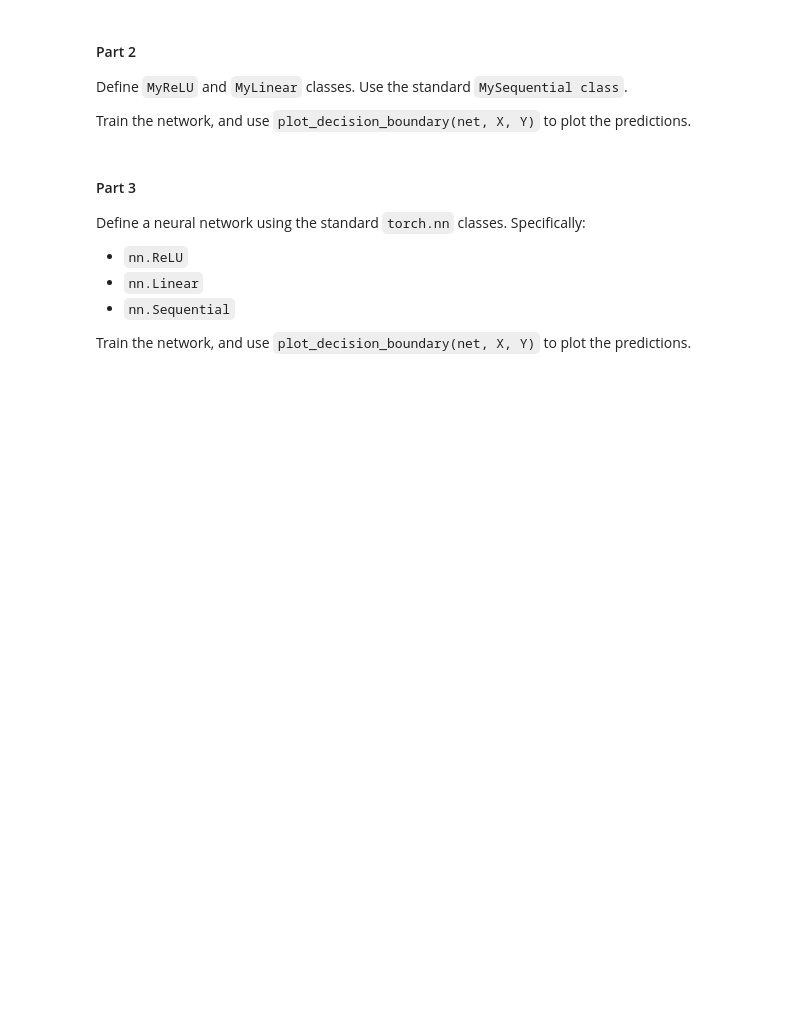
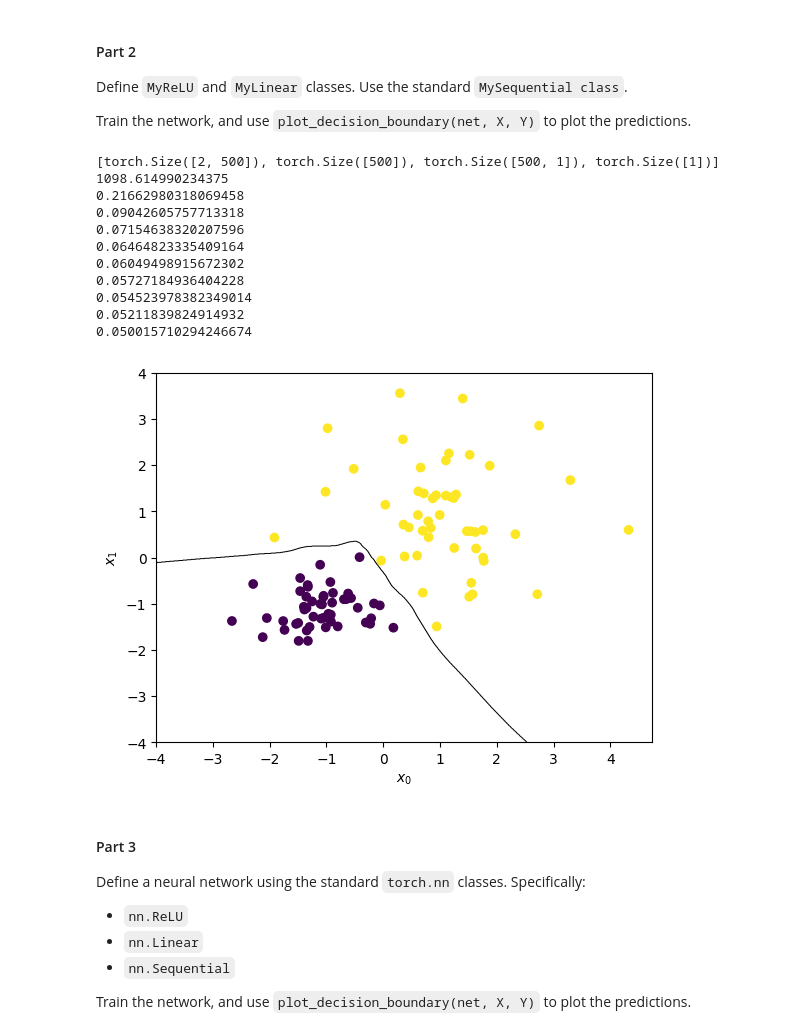
Before and after one commit to Angus-Eastell/Intro_to_AI, a Jupyter notebook: 4_4_nn_exercises.ipynb, the cells around one changed output. Drawn from its saved outputs; the diff is of its cells as text; code cells hidden in the pictures; blank space fills up the shorter version.

```diff
--- a/4_4_nn_exercises.ipynb
+++ b/4_4_nn_exercises.ipynb
@@ -144,34 +144,84 @@ class MyLinear():
   def __init__(self, in_features, out_features):
 
     # when class initialised weights and bias found
     # in_features can be inital_features or hidden_features
     # output_features can be hidden_features or output_features
     self.bias = t.randn(out_features, requires_grad = True)
     self.weights = t.randn(in_features, out_features, requires_grad = True)
 
   def __call__(self, x):
 
     # linear calculation
+    return x @ self.weights + self.bias
 
-    return x @ self.weights + self.bias
+  def parameters(self):
+
+    # return the calculated parameters
+    return [self.weights, self.bias]
 
 
 class MyRelu():
 
   def __call__(self, x):
 
     # applies the relu function on x
     return t.relu(x)
+
+  def parameters(self):
+    # returns empty list as no parameters from relu
+    # needed to allow parameter extraction from my sequential
+
+    return []
+
 
 input_features = 2
 hidden_features = 500
 output_features = 1
 
 net = MySequential([
     MyLinear(input_features, hidden_features),
     MyRelu(),
     MyLinear(hidden_features, output_features)
     ])
+
+#Print the shapes of all the parameters
+print([p.shape for p in net.parameters()])
+
+# learning rate
+learning_rate = 0.001
+
+
+for i in range(200):
+  # finding loss in network
+  L = loss(net(X))
+  # finding gradients
+  L.backward()
+
+  # prints the loss at given intervals
+  if 0 == i % 20:
+        print(L.item())
+
+  # perform gradient descent
+  for param in net.parameters():
+    param.data.add_( -learning_rate*param.grad)
+    param.grad.zero_()
+
+
+
+plot_decision_boundary(net, X, y)
+# %% [output]
+[torch.Size([2, 500]), torch.Size([500]), torch.Size([500, 1]), torch.Size([1])]
+1098.614990234375
+0.21662980318069458
+0.09042605757713318
+0.07154638320207596
+0.06464823335409164
+0.06049498915672302
+0.05727184936404228
+0.054523978382349014
+0.05211839824914932
+0.050015710294246674
+[figure, added]
 # %% [markdown]
 #### Part 3
 
```
Also changed, not shown: parts of 5 cells of this notebook.
